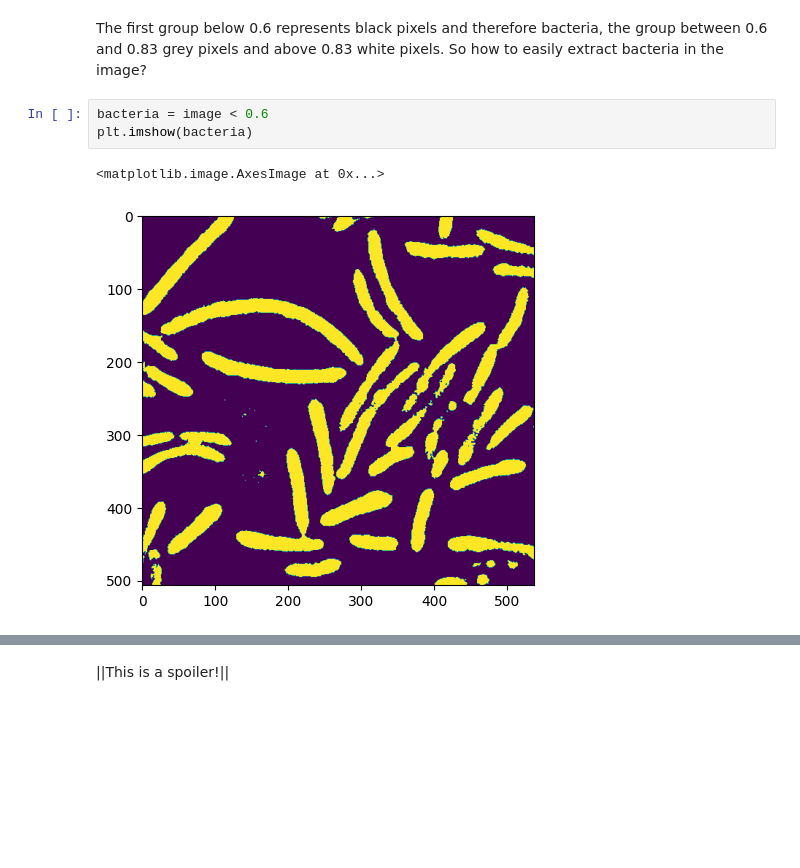
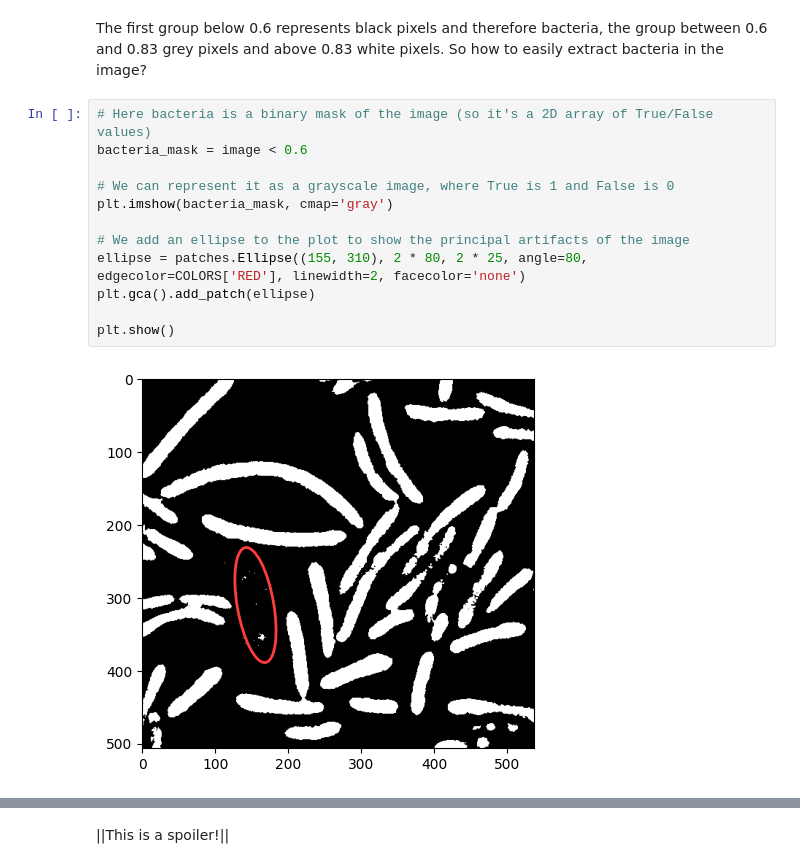
Before and after one commit to ydepledt/u_net, a Jupyter notebook: u_net.ipynb, the cells around one changed output, grey strips where cells are left out. Drawn from its saved outputs; the diff is of its cells as text; blank space fills up the shorter version.

```diff
--- a/u_net.ipynb
+++ b/u_net.ipynb
@@ -83,9 +93,17 @@ plt.show()
 # %% [markdown]
 The first group below 0.6 represents black pixels and therefore bacteria, the group between 0.6 and 0.83 grey pixels and above 0.83 white pixels. So how to easily extract bacteria in the image?
-# %%
-bacteria = image < 0.6
-plt.imshow(bacteria)
-# %% [output]
-<matplotlib.image.AxesImage at 0x...>
-[figure, removed]
+# %%
+# Here bacteria is a binary mask of the image (so it's a 2D array of True/False values)
+bacteria_mask = image < 0.6
+
+# We can represent it as a grayscale image, where True is 1 and False is 0
+plt.imshow(bacteria_mask, cmap='gray')
+
+# We add an ellipse to the plot to show the principal artifacts of the image
+ellipse = patches.Ellipse((155, 310), 2 * 80, 2 * 25, angle=80, edgecolor=COLORS['RED'], linewidth=2, facecolor='none')
+plt.gca().add_patch(ellipse)
+
+plt.show()
+# %% [output]
+[figure, added]
 # %% [markdown]
```
Also changed, not shown: parts of 13 cells of this notebook, 4 other files.
